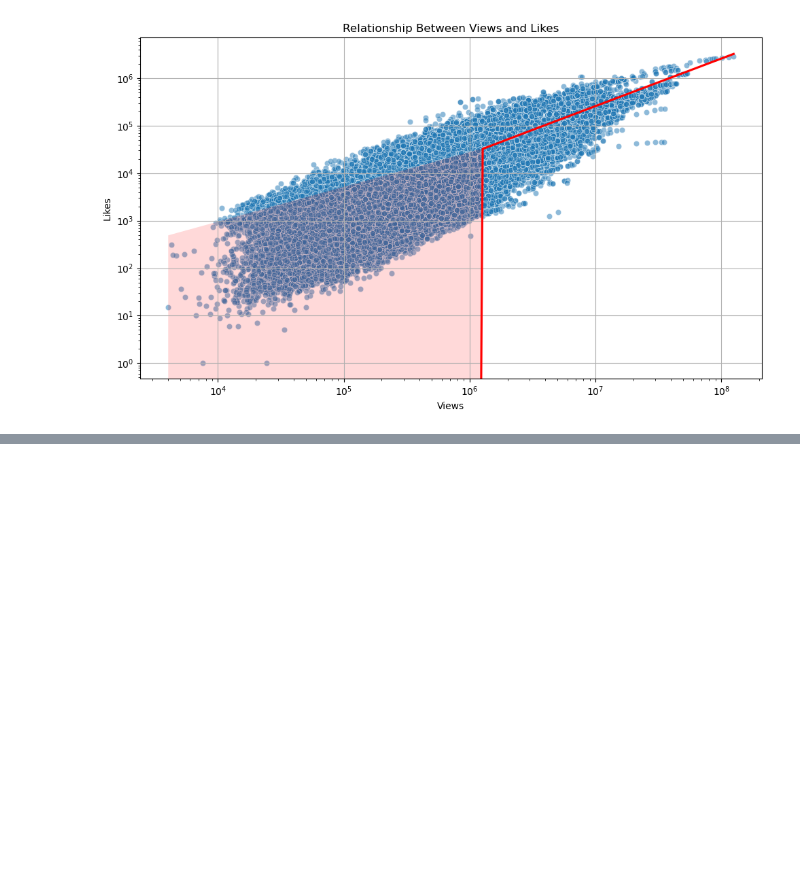
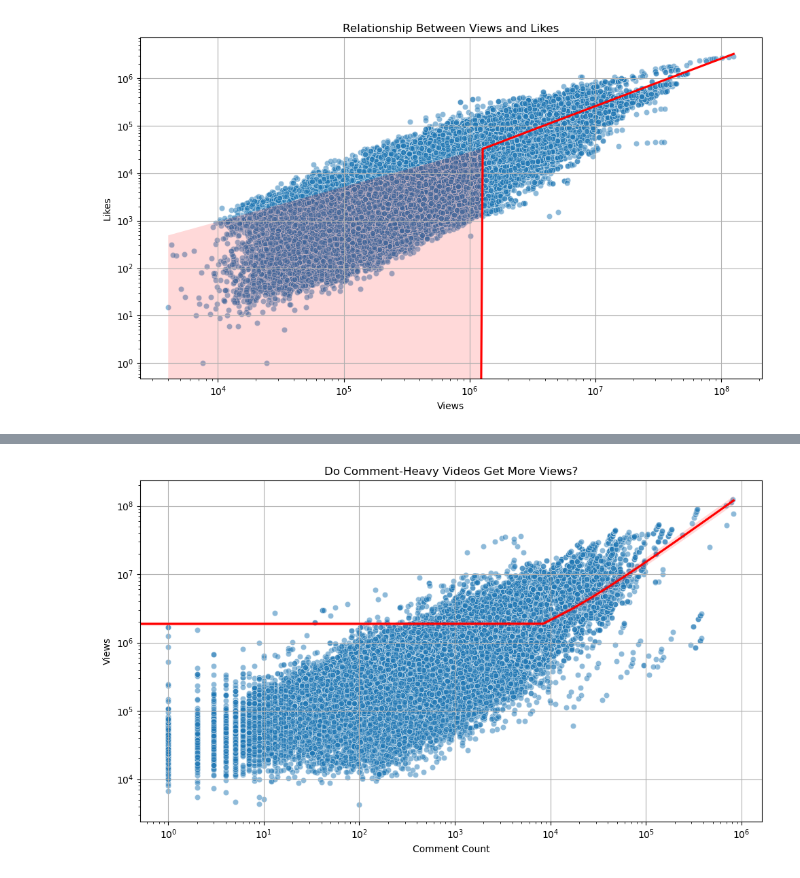
Before and after one commit to mukut45/Youtube-video-trand-analysis-in-india, a Jupyter notebook: YouTube india video trend analysis notebook file.ipynb, the cells around one changed output, grey strips where cells are left out. Cells and saved outputs as stored; diff of their text form; code cells hidden in the pictures; blank space fills up the shorter version.

```diff
--- a/YouTube india video trend analysis notebook file.ipynb
+++ b/YouTube india video trend analysis notebook file.ipynb
@@ -288,0 +313,22 @@ plt.show()
+# %%
+import seaborn as sns
+import matplotlib.pyplot as plt
+
+plt.figure(figsize=(10, 6))
+
+# Scatter plot with log scales to better handle large range
+sns.scatterplot(data=df, x='comment_count', y='views', alpha=0.5)
+
+# Add regression trend line
+sns.regplot(data=df, x='comment_count', y='views', scatter=False, color='red')
+
+plt.title('Do Comment-Heavy Videos Get More Views?')
+plt.xlabel('Comment Count')
+plt.ylabel('Views')
+plt.xscale('log')  # log scale helps spread dense data
+plt.yscale('log')
+plt.grid(True)
+plt.tight_layout()
+plt.show()
+# %% [output]
+[figure, added]
```
Also changed, not shown: parts of 3 cells of this notebook.
